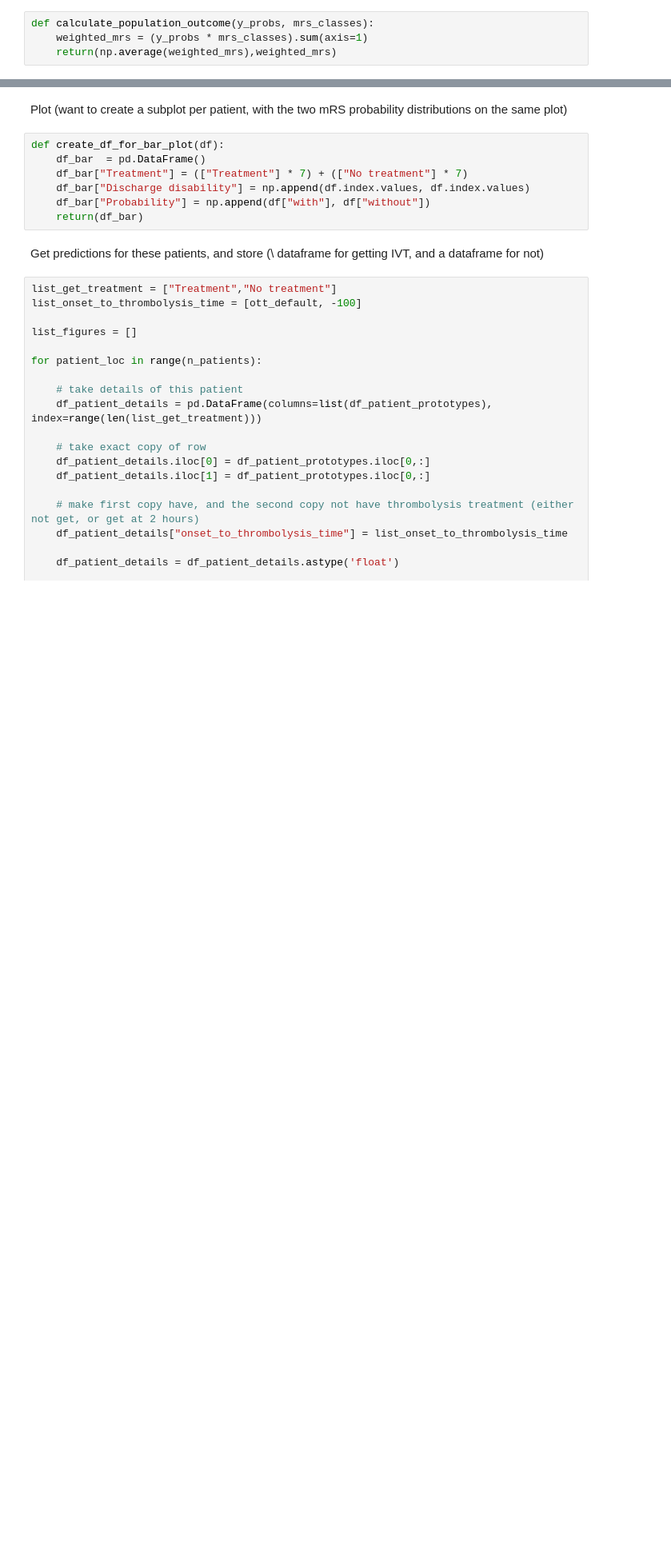
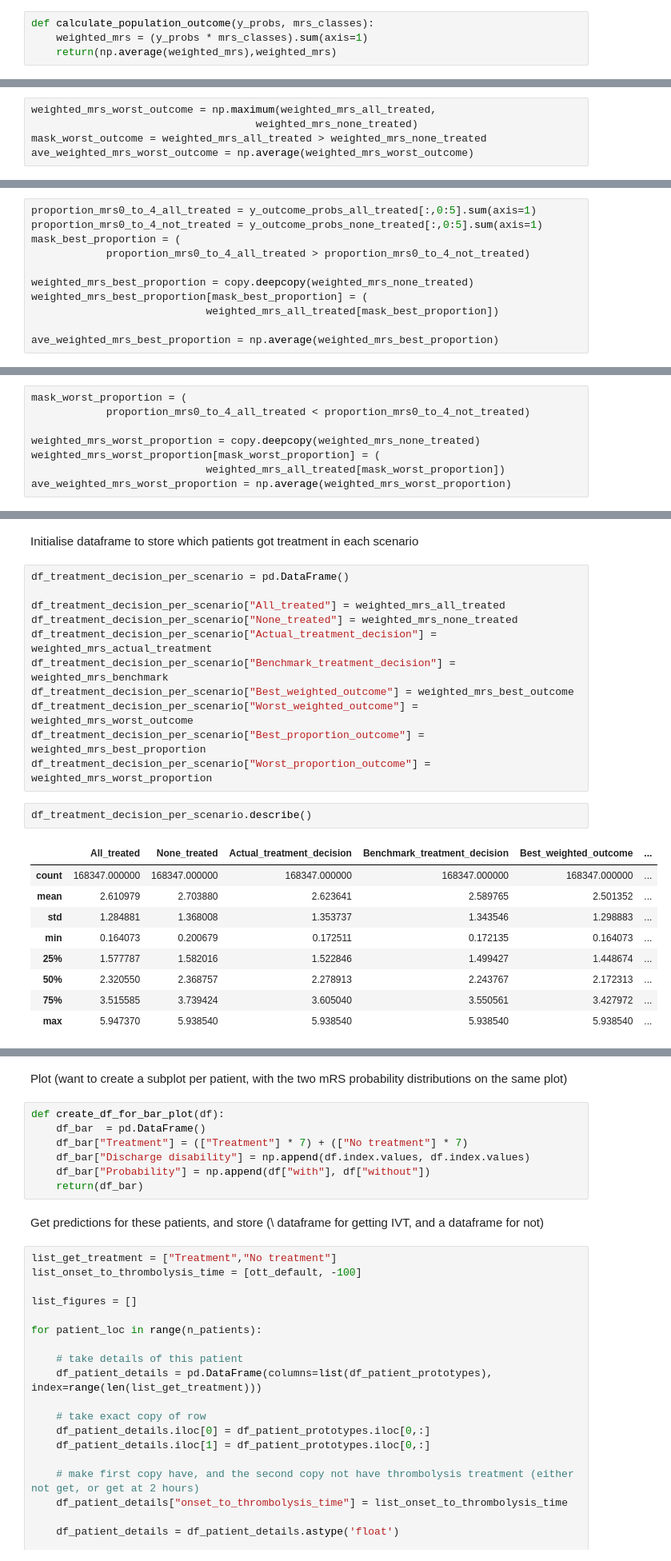
Before and after one commit to samuel-book/stroke_outcome_ml, a Jupyter notebook: xgb_7_features/210_xgb_all_data_7_features_multiclass_outcome.ipynb, the cells around one changed output, grey strips where cells are left out. Shown at 80% size. Drawn from its saved outputs; the diff is of its cells as text; blank space fills up the shorter version.

```diff
--- a/xgb_7_features/210_xgb_all_data_7_features_multiclass_outcome.ipynb
+++ b/xgb_7_features/210_xgb_all_data_7_features_multiclass_outcome.ipynb
@@ -461,0 +452,5 @@ Number treated: 0. Population outcome, mRS: 2.704
+# %%
+weighted_mrs_worst_outcome = np.maximum(weighted_mrs_all_treated,
+                                    weighted_mrs_none_treated)
+mask_worst_outcome = weighted_mrs_all_treated > weighted_mrs_none_treated
+ave_weighted_mrs_worst_outcome = np.average(weighted_mrs_worst_outcome)
@@ -461,0 +464,11 @@ Number treated: 0. Population outcome, mRS: 2.704
+# %%
+proportion_mrs0_to_4_all_treated = y_outcome_probs_all_treated[:,0:5].sum(axis=1)
+proportion_mrs0_to_4_not_treated = y_outcome_probs_none_treated[:,0:5].sum(axis=1)
+mask_best_proportion = (
+            proportion_mrs0_to_4_all_treated > proportion_mrs0_to_4_not_treated)
+
+weighted_mrs_best_proportion = copy.deepcopy(weighted_mrs_none_treated)
+weighted_mrs_best_proportion[mask_best_proportion] = (
+                            weighted_mrs_all_treated[mask_best_proportion])
+
+ave_weighted_mrs_best_proportion = np.average(weighted_mrs_best_proportion)
@@ -461,0 +477,8 @@ Number treated: 0. Population outcome, mRS: 2.704
+# %%
+mask_worst_proportion = (
+            proportion_mrs0_to_4_all_treated < proportion_mrs0_to_4_not_treated)
+
+weighted_mrs_worst_proportion = copy.deepcopy(weighted_mrs_none_treated)
+weighted_mrs_worst_proportion[mask_worst_proportion] = (
+                            weighted_mrs_all_treated[mask_worst_proportion])
+ave_weighted_mrs_worst_proportion = np.average(weighted_mrs_worst_proportion)
@@ -461,0 +490,25 @@ Number treated: 0. Population outcome, mRS: 2.704
+# %% [markdown]
+Initialise dataframe to store which patients got treatment in each scenario
+# %%
+df_treatment_decision_per_scenario = pd.DataFrame()
+
+df_treatment_decision_per_scenario["All_treated"] = weighted_mrs_all_treated
+df_treatment_decision_per_scenario["None_treated"] = weighted_mrs_none_treated
+df_treatment_decision_per_scenario["Actual_treatment_decision"] = weighted_mrs_actual_treatment
+df_treatment_decision_per_scenario["Benchmark_treatment_decision"] = weighted_mrs_benchmark
+df_treatment_decision_per_scenario["Best_weighted_outcome"] = weighted_mrs_best_outcome
+df_treatment_decision_per_scenario["Worst_weighted_outcome"] = weighted_mrs_worst_outcome
+df_treatment_decision_per_scenario["Best_proportion_outcome"] = weighted_mrs_best_proportion
+df_treatment_decision_per_scenario["Worst_proportion_outcome"] = weighted_mrs_worst_proportion
+# %%
+df_treatment_decision_per_scenario.describe()
+# %% [output]
+|  | All_treated | None_treated | Actual_treatment_decision | Benchmark_treatment_decision | Best_weighted_outcome | ... |
+| count | 168347.000000 | 168347.000000 | 168347.000000 | 168347.000000 | 168347.000000 | ... |
+| mean | 2.610979 | 2.703880 | 2.623641 | 2.589765 | 2.501352 | ... |
+| std | 1.284881 | 1.368008 | 1.353737 | 1.343546 | 1.298883 | ... |
+| min | 0.164073 | 0.200679 | 0.172511 | 0.172135 | 0.164073 | ... |
+| 25% | 1.577787 | 1.582016 | 1.522846 | 1.499427 | 1.448674 | ... |
+| 50% | 2.320550 | 2.368757 | 2.278913 | 2.243767 | 2.172313 | ... |
+| 75% | 3.515585 | 3.739424 | 3.605040 | 3.550561 | 3.427972 | ... |
+| max | 5.947370 | 5.938540 | 5.938540 | 5.938540 | 5.938540 | ... |
```
Also changed, not shown: parts of 86 cells of this notebook, 1 other file.
